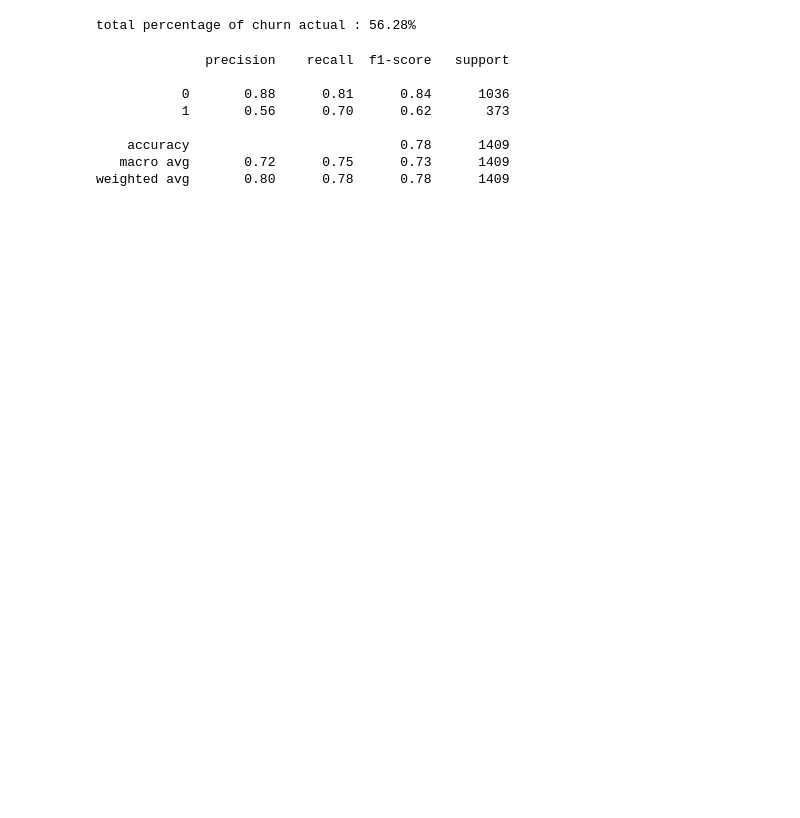
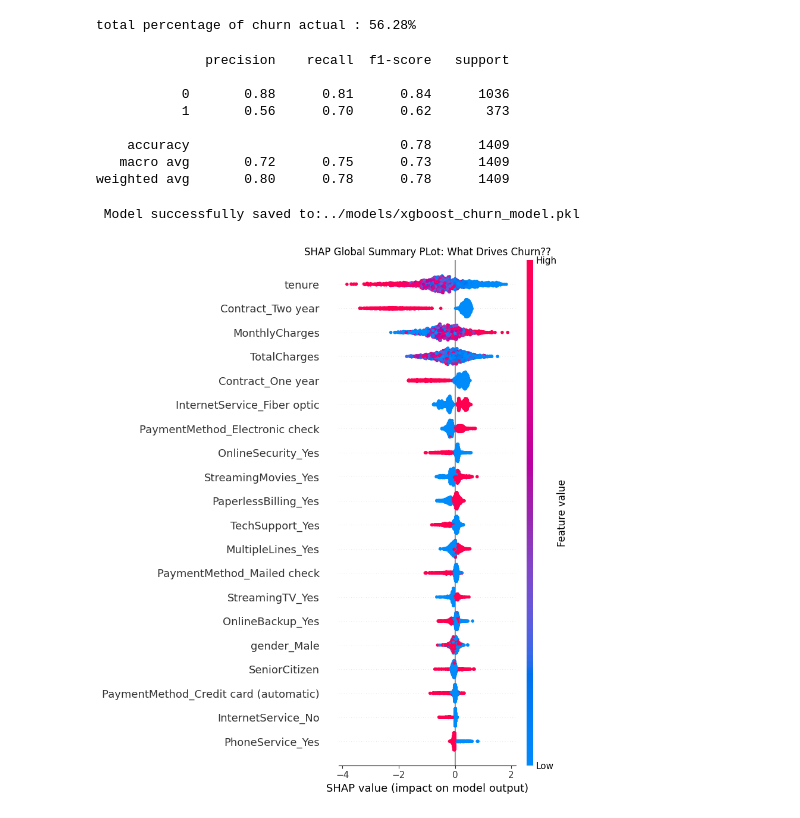
Before and after one commit to jay007i/customer-churn-prediction, a Jupyter notebook: notebooks/02_Model_Training.ipynb, the cells around one changed output. Cells and saved outputs as stored; diff of their text form; code cells hidden in the pictures; blank space fills up the shorter version.

```diff
--- a/notebooks/02_Model_Training.ipynb
+++ b/notebooks/02_Model_Training.ipynb
@@ -101,3 +98,24 @@ print(classification_report(y_test,xg_prediction))
     accuracy                           0.78      1409
    macro avg       0.72      0.75      0.73      1409
 weighted avg       0.80      0.78      0.78      1409
+# %%
+import joblib
+import os
+import shap
+import matplotlib.pyplot as plt
+
+model_dir = '../models/'
+os.makedirs(model_dir,exist_ok=True)
+model_path = os.path.join(model_dir,'xgboost_churn_model.pkl')
+joblib.dump(xg_model,model_path)
+
+print(f" Model successfully saved to:{model_path}\n")
+
+explainer = shap.TreeExplainer(xg_model)
+shap_values = explainer(x_test)
+
+plt.title("SHAP Global Summary PLot: What Drives Churn??")
+shap.summary_plot(shap_values, x_test)
+# %% [output]
+ Model successfully saved to:../models/xgboost_churn_model.pkl
+[figure, added]
```
Also changed, not shown: parts of 1 cell of this notebook, 2 other files.
